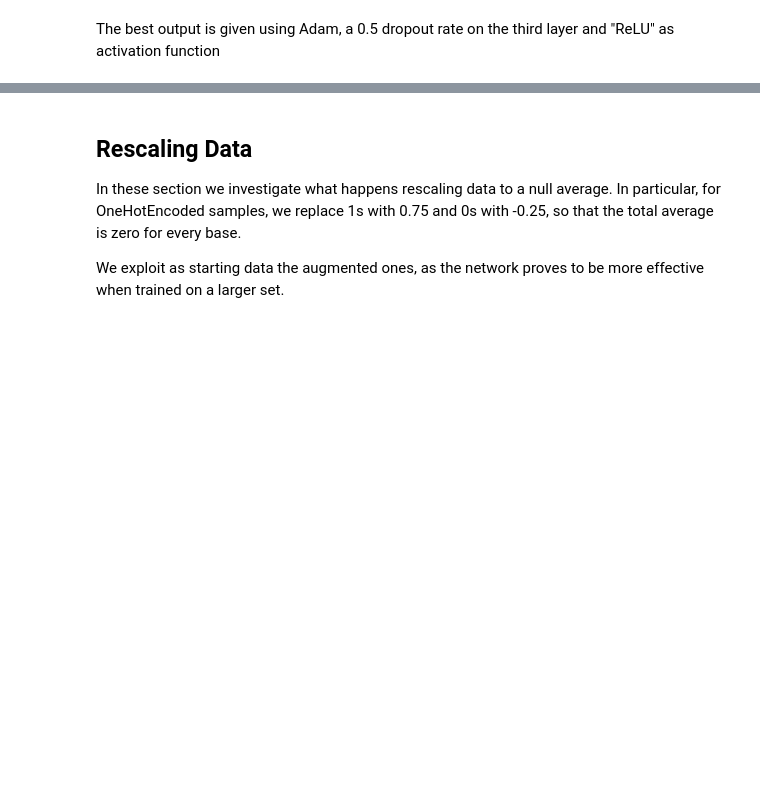
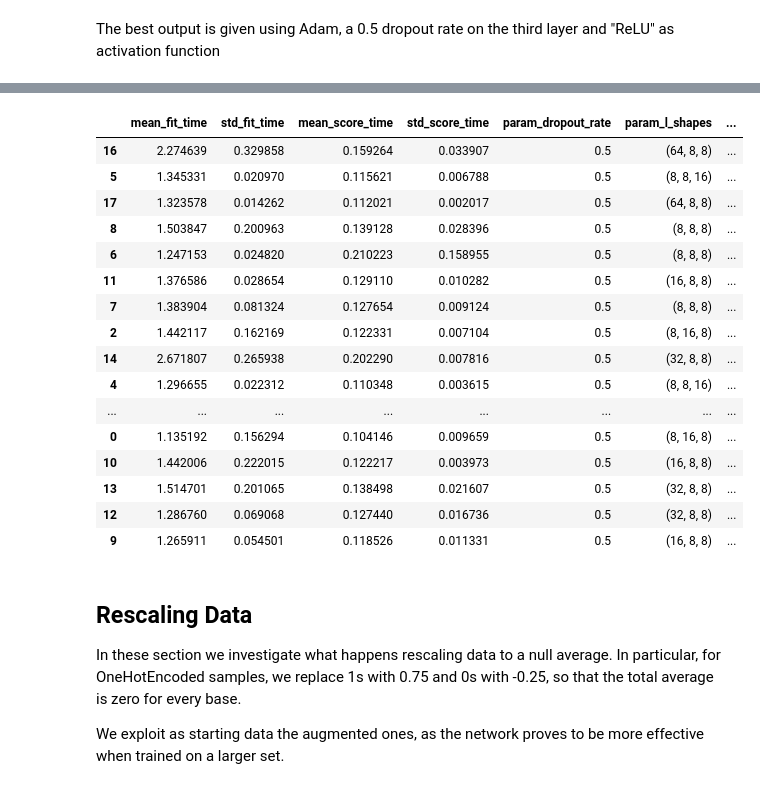
Before and after one commit to LorenzoBuriola/LoCP_moduleB, a Jupyter notebook: Week2/Ex_week02_FPGheArt.ipynb, the cells around one changed output, grey strips where cells are left out. Drawn from its saved outputs; the diff is of its cells as text; code cells hidden in the pictures; blank space fills up the shorter version.

```diff
--- a/Week2/Ex_week02_FPGheArt.ipynb
+++ b/Week2/Ex_week02_FPGheArt.ipynb
@@ -258,21 +258,19 @@ In the following, we define a GridSearch method for finding the best parameters
 A cell is entirely commented, as it runs about 500 minimizations (about 30min CPU/GPU time).
 Results are provided as an imported csv file.
 # %%
-
-
-def create_DNN(activation, dropout_rate):
+def create_DNN(activation, dropout_rate, n_layers = 2, l_shapes= [L/2, L/4]):
     model = Sequential()
 
     model.add(Dense(L,input_shape=(L,),activation = activation))
-    model.add(Dense(L/2,activation = activation))
-    model.add(Dense(L/4,activation = activation))
+    for i in range(n_layers):
+        model.add(Dense(l_shapes[i],activation = activation))
     model.add(Dropout(dropout_rate))
     model.add(Dense(1,activation="sigmoid"))
     return model
 # %%
-def compile_model(optimizer=keras.optimizers.Adam(), activation = "relu", dropout_rate = 0.2):
+def compile_model(optimizer=keras.optimizers.Adam(), activation = "relu", dropout_rate = 0.2, n_layers=2, l_shapes= [L/2, L/4]):
     # create the mode
-    model=create_DNN(activation, dropout_rate)
+    model=create_DNN(activation, dropout_rate, n_layers, l_shapes)
     # compile the model
     model.compile(loss=keras.losses.binary_crossentropy,
                   optimizer=optimizer,
@@ -326,0 +364,12 @@ The best output is given using Adam, a 0.5 dropout rate on the third layer and "
+# %%
+# call Keras scikit wrapper
+model_gridsearch = KerasClassifier(build_fn = compile_model)
+
+# # define parameter dictionary
+n_layers = [1,2,3]
+l_shapes= [(8,16,8), (8,8,16), (8,8,8), (16,8,8), (32,8,8), (64,8,8)]
+dropout_rate = [0.5]
+param_grid = dict(l_shapes=l_shapes, dropout_rate =dropout_rate, n_layers = n_layers)
+# call scikit grid search module
+grid = GridSearchCV(estimator=model_gridsearch, param_grid=param_grid, n_jobs=1, cv=4)
+grid_result = grid.fit(x_train,y_train, epochs=30, batch_size = 50, shuffle = True)
@@ -327,3 +400,23 @@ The best output is given using Adam, a 0.5 dropout rate on the third layer and "
+# %%
+pd.DataFrame(grid_result.cv_results_).sort_values(by = "rank_test_score", ascending = False)
+# %% [output]
+|  | mean_fit_time | std_fit_time | mean_score_time | std_score_time | param_dropout_rate | param_l_shapes | ... |
+| 16 | 2.274639 | 0.329858 | 0.159264 | 0.033907 | 0.5 | (64, 8, 8) | ... |
+| 5 | 1.345331 | 0.020970 | 0.115621 | 0.006788 | 0.5 | (8, 8, 16) | ... |
+| 17 | 1.323578 | 0.014262 | 0.112021 | 0.002017 | 0.5 | (64, 8, 8) | ... |
+| 8 | 1.503847 | 0.200963 | 0.139128 | 0.028396 | 0.5 | (8, 8, 8) | ... |
+| 6 | 1.247153 | 0.024820 | 0.210223 | 0.158955 | 0.5 | (8, 8, 8) | ... |
+| 11 | 1.376586 | 0.028654 | 0.129110 | 0.010282 | 0.5 | (16, 8, 8) | ... |
+| 7 | 1.383904 | 0.081324 | 0.127654 | 0.009124 | 0.5 | (8, 8, 8) | ... |
+| 2 | 1.442117 | 0.162169 | 0.122331 | 0.007104 | 0.5 | (8, 16, 8) | ... |
+| 14 | 2.671807 | 0.265938 | 0.202290 | 0.007816 | 0.5 | (32, 8, 8) | ... |
+| 4 | 1.296655 | 0.022312 | 0.110348 | 0.003615 | 0.5 | (8, 8, 16) | ... |
+| ... | ... | ... | ... | ... | ... | ... | ... |
+| 0 | 1.135192 | 0.156294 | 0.104146 | 0.009659 | 0.5 | (8, 16, 8) | ... |
+| 10 | 1.442006 | 0.222015 | 0.122217 | 0.003973 | 0.5 | (16, 8, 8) | ... |
+| 13 | 1.514701 | 0.201065 | 0.138498 | 0.021607 | 0.5 | (32, 8, 8) | ... |
+| 12 | 1.286760 | 0.069068 | 0.127440 | 0.016736 | 0.5 | (32, 8, 8) | ... |
+| 9 | 1.265911 | 0.054501 | 0.118526 | 0.011331 | 0.5 | (16, 8, 8) | ... |
 # %% [markdown]
 ## Rescaling Data
 
```
Also changed, not shown: parts of 14 cells of this notebook.
